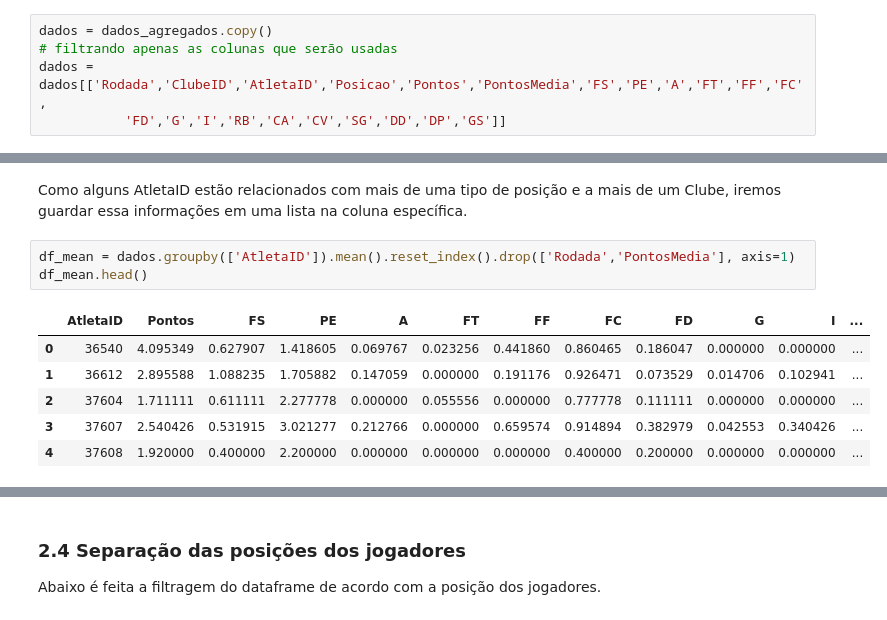
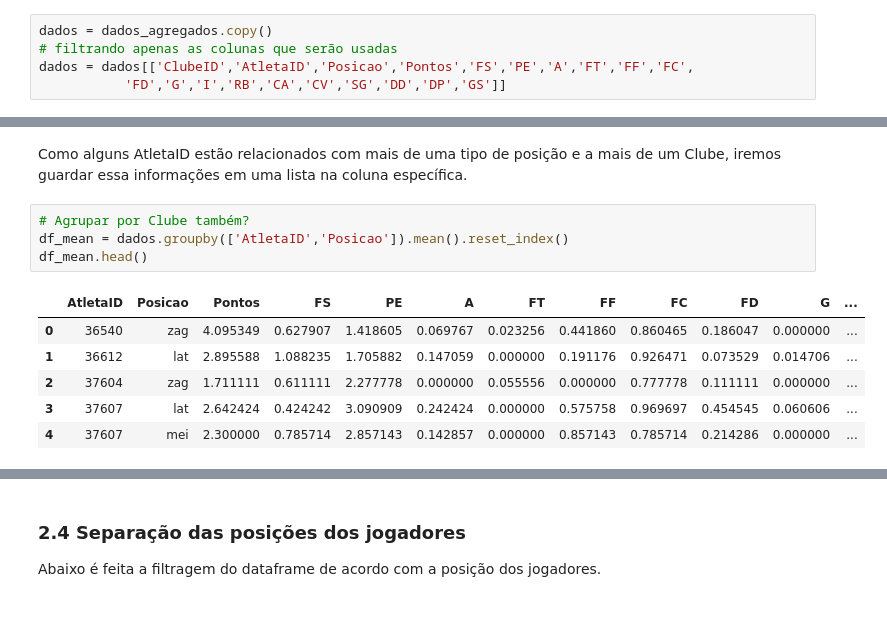
Before and after one commit to AndressaStefany/ClusteringAndCaRtola, a Jupyter notebook: Clustering.ipynb, the cells around one changed output, grey strips where cells are left out. Cells and saved outputs as stored; diff of their text form.

```diff
--- a/Clustering.ipynb
+++ b/Clustering.ipynb
@@ -83,7 +84,7 @@ A problemática é a repetição do valor "AtletaID" nas linhas do dataset, vist
 # %%
 dados = dados_agregados.copy()
 # filtrando apenas as colunas que serão usadas
-dados = dados[['Rodada','ClubeID','AtletaID','Posicao','Pontos','PontosMedia','FS','PE','A','FT','FF','FC',
+dados = dados[['ClubeID','AtletaID','Posicao','Pontos','FS','PE','A','FT','FF','FC',
            'FD','G','I','RB','CA','CV','SG','DD','DP','GS']]
 # %% [markdown]
 Nas análises abaixo estamos:
@@ -121,12 +120,13 @@ display(df_clube)
 # %% [markdown]
 Como alguns AtletaID estão relacionados com mais de uma tipo de posição e a mais de um Clube, iremos guardar essa informações em uma lista na coluna específica.
 # %%
-df_mean = dados.groupby(['AtletaID']).mean().reset_index().drop(['Rodada','PontosMedia'], axis=1)
+# Agrupar por Clube também?
+df_mean = dados.groupby(['AtletaID','Posicao']).mean().reset_index()
 df_mean.head()
 # %% [output]
-|  | AtletaID | Pontos | FS | PE | A | FT | FF | FC | FD | G | I | ... |
-| 0 | 36540 | 4.095349 | 0.627907 | 1.418605 | 0.069767 | 0.023256 | 0.441860 | 0.860465 | 0.186047 | 0.000000 | 0.000000 | ... |
-| 1 | 36612 | 2.895588 | 1.088235 | 1.705882 | 0.147059 | 0.000000 | 0.191176 | 0.926471 | 0.073529 | 0.014706 | 0.102941 | ... |
-| 2 | 37604 | 1.711111 | 0.611111 | 2.277778 | 0.000000 | 0.055556 | 0.000000 | 0.777778 | 0.111111 | 0.000000 | 0.000000 | ... |
-| 3 | 37607 | 2.540426 | 0.531915 | 3.021277 | 0.212766 | 0.000000 | 0.659574 | 0.914894 | 0.382979 | 0.042553 | 0.340426 | ... |
-| 4 | 37608 | 1.920000 | 0.400000 | 2.200000 | 0.000000 | 0.000000 | 0.000000 | 0.400000 | 0.200000 | 0.000000 | 0.000000 | ... |
+|  | AtletaID | Posicao | Pontos | FS | PE | A | FT | FF | FC | FD | G | ... |
+| 0 | 36540 | zag | 4.095349 | 0.627907 | 1.418605 | 0.069767 | 0.023256 | 0.441860 | 0.860465 | 0.186047 | 0.000000 | ... |
+| 1 | 36612 | lat | 2.895588 | 1.088235 | 1.705882 | 0.147059 | 0.000000 | 0.191176 | 0.926471 | 0.073529 | 0.014706 | ... |
+| 2 | 37604 | zag | 1.711111 | 0.611111 | 2.277778 | 0.000000 | 0.055556 | 0.000000 | 0.777778 | 0.111111 | 0.000000 | ... |
+| 3 | 37607 | lat | 2.642424 | 0.424242 | 3.090909 | 0.242424 | 0.000000 | 0.575758 | 0.969697 | 0.454545 | 0.060606 | ... |
+| 4 | 37607 | mei | 2.300000 | 0.785714 | 2.857143 | 0.142857 | 0.000000 | 0.857143 | 0.785714 | 0.214286 | 0.000000 | ... |
```
Also changed, not shown: parts of 19 cells of this notebook.
